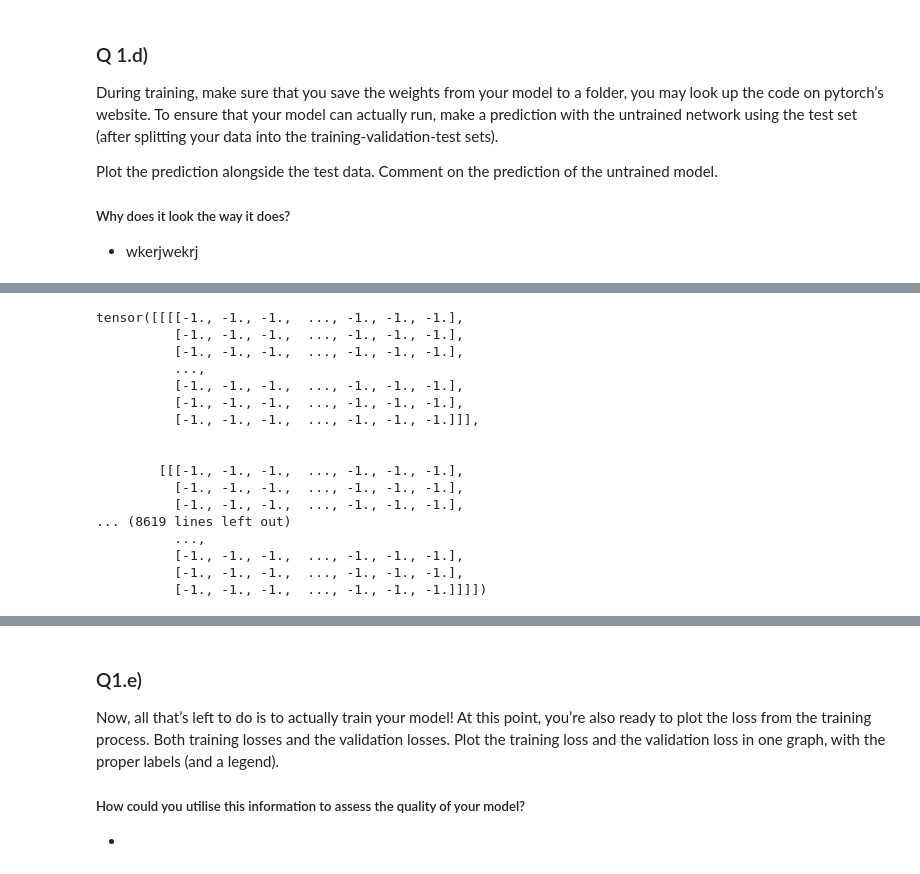
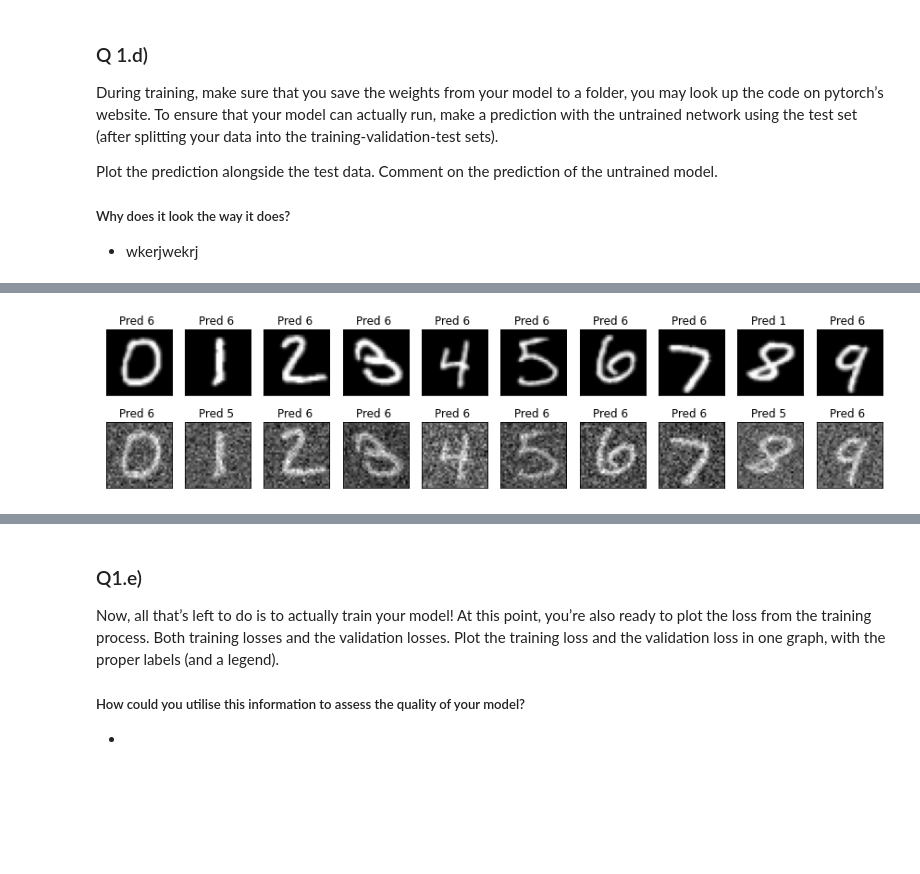
Before and after one commit to Yikeru/5LSL0, a Jupyter notebook: Ass1 Notebook.ipynb, the cells around one changed output, grey strips where cells are left out. Saved outputs shown, nothing was run; the diff lists cells and outputs as text; code cells hidden in the pictures; blank space fills up the shorter version.

Commit message:
Add files via upload
Fixed first part of the pytorch assignment

```diff
--- a/Ass1 Notebook.ipynb
+++ b/Ass1 Notebook.ipynb
@@ -289,7 +299,7 @@ print_every = 100
 ################ Simple trainer ####################
 #used for plotting the loss
 losses = []
-
+losses_val =[]
 for epoch in range(epochs):
 
     # Used for calculating accuracy
@@ -337,6 +347,7 @@ for epoch in range(epochs):
             print('Epoch %d, Iteration %d, loss %.5f,' % (epoch, t,loss.item()))
             print('Got %d / %d correct, Train Accuracy: %.2f%%' % (num_correct, num_samples, 100 * acc))
             check_accuracy(val_loader, model)
+
             print()
 
 
@@ -346,12 +357,13 @@ for epoch in range(epochs):
             torch.save(model.state_dict(), os.path.join("./", "Saved_Model.pth"))
 
         #save the losses for training
-        running_loss =+ loss.item() * x.size(0)
+        running_loss =+ loss.item()# * x.size(0)
 
 
     # loss per epoch
-    epoch_loss=(running_loss / len(train_loader))
+    epoch_loss=running_loss #/ len(train_loader)
     losses.append(epoch_loss)
+    losses_val.append(check_accuracy(val_loader, model))
 
-    losses_val = check_accuracy(val_loader, model, P=False)
+#     losses_val = check_accuracy(val_loader, model, P=False)
 # %% [output]
@@ -375,22 +371,48 @@ Checking accuracy validation set
 # %%
-for data in val_loader:
-    x,y,z = data
-    print(x)
+# for data in val_loader:
+#     x,y,z = data
+#     print(x)
-# %% [output]
-tensor([[[[-1., -1., -1.,  ..., -1., -1., -1.],
-          [-1., -1., -1.,  ..., -1., -1., -1.],
-          [-1., -1., -1.,  ..., -1., -1., -1.],
-          ...,
-          [-1., -1., -1.,  ..., -1., -1., -1.],
-          [-1., -1., -1.,  ..., -1., -1., -1.],
-          [-1., -1., -1.,  ..., -1., -1., -1.]]],
-
-
-        [[[-1., -1., -1.,  ..., -1., -1., -1.],
-          [-1., -1., -1.,  ..., -1., -1., -1.],
-          [-1., -1., -1.,  ..., -1., -1., -1.],
-... (8619 lines left out)
-          ...,
-          [-1., -1., -1.,  ..., -1., -1., -1.],
-          [-1., -1., -1.,  ..., -1., -1., -1.],
-          [-1., -1., -1.,  ..., -1., -1., -1.]]]])
+# %%
+# define parameters
+data_loc = 'D://5LSL0-Datasets' #change the datalocation to something that works for you
+batch_size = 64
+
+# get dataloader
+test_loader
+
+# get some examples
+examples = enumerate(test_loader)
+_, (x_clean_example, x_noisy_example, labels_example) = next(examples)
+
+# use these example images througout the assignment as the first 10 correspond to the digits 0-9
+device = torch.device('cpu')
+model = model.to(device=device)
+
+score_clean = model(x_clean_example)
+score_noisy = model(x_noisy_example)
+
+#take the maximum value of the prediction
+_, pred_clean = torch.max(score_clean, 1)
+_, pred_noisy = torch.max(score_noisy, 1)
+
+
+# show the examples in a plot
+    # show the examples in a plot
+plt.figure(figsize=(12,3))
+for i in range(10):
+    plt.subplot(2,10,i+1)
+    plt.imshow(x_clean_example[i,0,:,:],cmap='gray')
+    plt.xticks([])
+    plt.yticks([])
+    plt.title('Pred %d '% pred_clean[i].item())
+
+    plt.subplot(2,10,i+11)
+    plt.imshow(x_noisy_example[i,0,:,:],cmap='gray')
+    plt.xticks([])
+    plt.yticks([])
+    plt.title('Pred %d '% pred_noisy[i].item())
+plt.tight_layout()
+plt.savefig("data_examples.png",dpi=300,bbox_inches='tight')
+plt.show()
+# %% [output]
+[figure, added]
```
Also changed, not shown: parts of 9 cells of this notebook.
